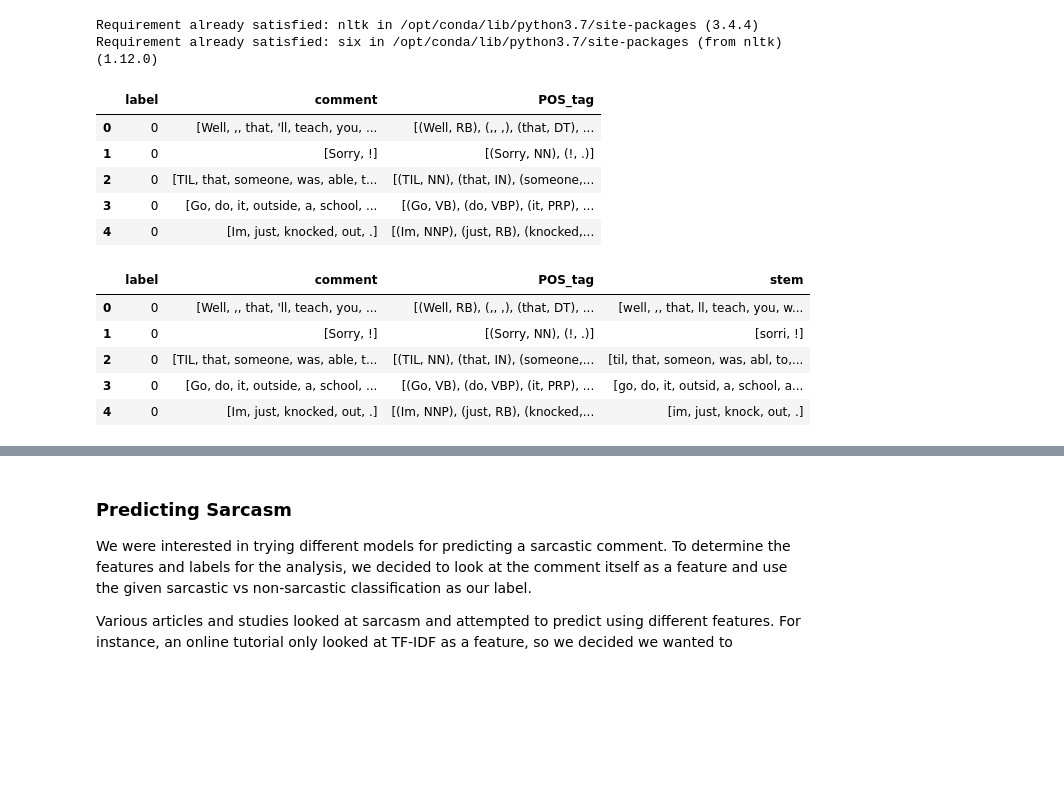
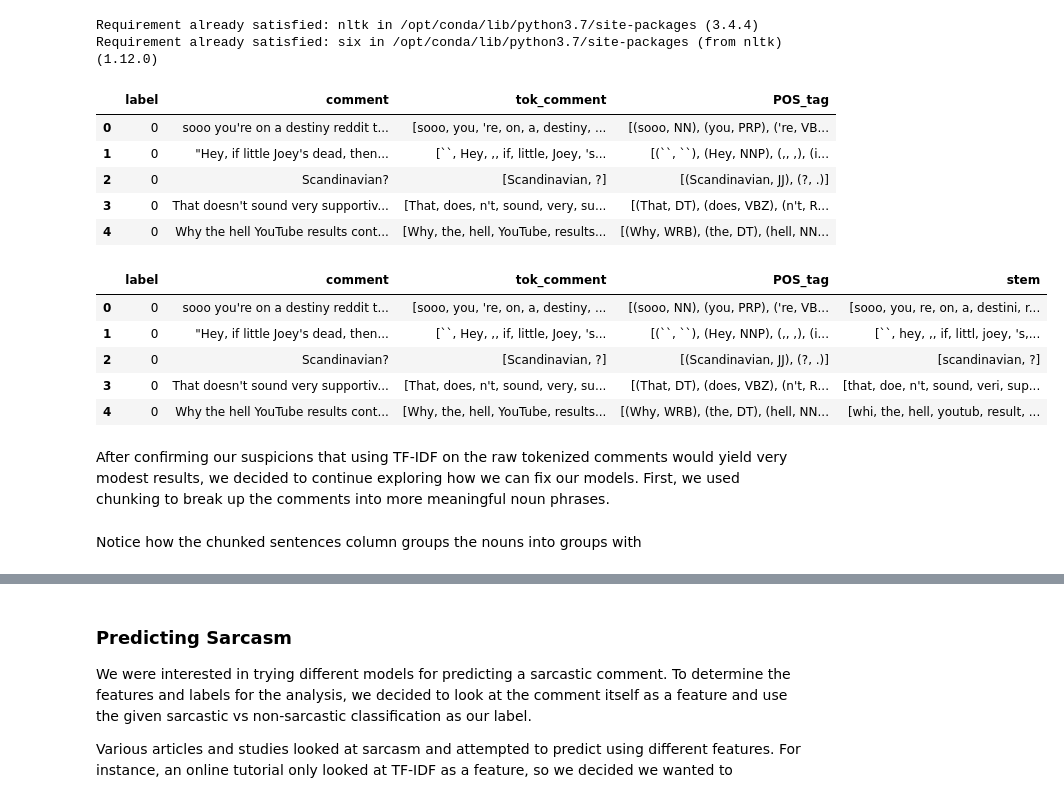
Before and after one commit to nourmansour/Sarcasm-on-Reddit, a Jupyter notebook: Sarcastic Comments on Reddit - An Analysis.ipynb, the cells around one changed output, grey strips where cells are left out. Cells and saved outputs as stored; diff of their text form; code cells hidden in the pictures; blank space fills up the shorter version.

```diff
--- a/Sarcastic Comments on Reddit - An Analysis.ipynb
+++ b/Sarcastic Comments on Reddit - An Analysis.ipynb
@@ -38,9 +38,23 @@ data.head()
 # %% [markdown]
 We really wanted to use the entire dataset, unfortunately our laptops weren't strong enough to perform the different types of data manipulation and analysis we wanted.
 As a solution, we decided to sample 10% of the dataset each time we ran the program. 10% was actually the largest sample we could get without our Jupyter kernel dying from overflowing Docker's allocated memory resources (we set the memory for Docker to the max value possible given our laptops' specs!).
+# %%
+data.drop(data[data.comment =='You forgot the'].index, inplace=True)
+data.drop(data[data.comment =='you forgot the'].index, inplace=True)
+data.drop(data[data.comment =='you dropped this:'].index, inplace=True)
+data.drop(data[data.comment =='You dropped this:'].index, inplace=True)
+data.drop(data[data.comment =='Forgot the'].index, inplace=True)
+data.drop(data[data.comment =='You forgot'].index, inplace=True)
+data.drop(data[data.comment =='You forgot your'].index, inplace=True)
+data.drop(data[data.comment =='You dropped this'].index, inplace=True)
+data.drop(data[data.comment =='I think you forgot the'].index, inplace=True)
+data.drop(data[data.comment =='You forgot this:'].index, inplace=True)
+data.drop(data[data.comment =='You dropped your'].index, inplace=True)
+data.drop(data[data.comment =='I forgot the'].index, inplace=True)
+data.drop(data[data.comment =='you forgot'].index, inplace=True)
 # %%
 # Determine size and replacement values
-size = int(len(data)*7.5/100)# sample size
+size = int(len(data)*2.5/100)# sample size
 replace = True  # with replacement
 # Function used to pick random rows from the dataset
 # We used the groupby('label') function to choose equal numbers
@@ -131,29 +145,31 @@ chosen_data['comment'] = chosen_data['comment'].astype(str)
 #print(len(non_sarcastic), len(sarcastic))
 # %%
 # Split the comments into words
-chosen_data['comment'] = chosen_data['comment'].apply(word_tokenize)
+chosen_data['tok_comment'] = chosen_data['comment'].apply(word_tokenize)
 # Apply Parts of Speech tagging on the words
-chosen_data['POS_tag'] = chosen_data['comment'].apply(nltk.pos_tag)
+chosen_data['POS_tag'] = chosen_data['tok_comment'].apply(nltk.pos_tag)
 chosen_data.head()
 # %% [output]
-|  | label | comment | POS_tag |
-| 0 | 0 | [Well, ,, that, 'll, teach, you, ... | [(Well, RB), (,, ,), (that, DT), ... |
-| 1 | 0 | [Sorry, !] | [(Sorry, NN), (!, .)] |
-| 2 | 0 | [TIL, that, someone, was, able, t... | [(TIL, NN), (that, IN), (someone,... |
-| 3 | 0 | [Go, do, it, outside, a, school, ... | [(Go, VB), (do, VBP), (it, PRP), ... |
-| 4 | 0 | [Im, just, knocked, out, .] | [(Im, NNP), (just, RB), (knocked,... |
+|  | label | comment | tok_comment | POS_tag |
+| 0 | 0 | sooo you're on a destiny reddit t... | [sooo, you, 're, on, a, destiny, ... | [(sooo, NN), (you, PRP), ('re, VB... |
+| 1 | 0 | "Hey, if little Joey's dead, then... | [``, Hey, ,, if, little, Joey, 's... | [(``, ``), (Hey, NNP), (,, ,), (i... |
+| 2 | 0 | Scandinavian? | [Scandinavian, ?] | [(Scandinavian, JJ), (?, .)] |
+| 3 | 0 | That doesn't sound very supportiv... | [That, does, n't, sound, very, su... | [(That, DT), (does, VBZ), (n't, R... |
+| 4 | 0 | Why the hell YouTube results cont... | [Why, the, hell, YouTube, results... | [(Why, WRB), (the, DT), (hell, NN... |
 # %%
 # Apply stemming on the tokenized comments to get the roots of the words
 from nltk.stem.snowball import SnowballStemmer
 
 stemmer = SnowballStemmer("english")
 
-chosen_data['stem'] = chosen_data['comment'].apply(lambda x: [stemmer.stem(y) for y in x])
+chosen_data['stem'] = chosen_data['tok_comment'].apply(lambda x: [stemmer.stem(y) for y in x])
 chosen_data.head()
 # %% [output]
-|  | label | comment | POS_tag | stem |
-| 0 | 0 | [Well, ,, that, 'll, teach, you, ... | [(Well, RB), (,, ,), (that, DT), ... | [well, ,, that, ll, teach, you, w... |
-| 1 | 0 | [Sorry, !] | [(Sorry, NN), (!, .)] | [sorri, !] |
-| 2 | 0 | [TIL, that, someone, was, able, t... | [(TIL, NN), (that, IN), (someone,... | [til, that, someon, was, abl, to,... |
-| 3 | 0 | [Go, do, it, outside, a, school, ... | [(Go, VB), (do, VBP), (it, PRP), ... | [go, do, it, outsid, a, school, a... |
-| 4 | 0 | [Im, just, knocked, out, .] | [(Im, NNP), (just, RB), (knocked,... | [im, just, knock, out, .] |
+|  | label | comment | tok_comment | POS_tag | stem |
+| 0 | 0 | sooo you're on a destiny reddit t... | [sooo, you, 're, on, a, destiny, ... | [(sooo, NN), (you, PRP), ('re, VB... | [sooo, you, re, on, a, destini, r... |
+| 1 | 0 | "Hey, if little Joey's dead, then... | [``, Hey, ,, if, little, Joey, 's... | [(``, ``), (Hey, NNP), (,, ,), (i... | [``, hey, ,, if, littl, joey, 's,... |
+| 2 | 0 | Scandinavian? | [Scandinavian, ?] | [(Scandinavian, JJ), (?, .)] | [scandinavian, ?] |
+| 3 | 0 | That doesn't sound very supportiv... | [That, does, n't, sound, very, su... | [(That, DT), (does, VBZ), (n't, R... | [that, doe, n't, sound, veri, sup... |
+| 4 | 0 | Why the hell YouTube results cont... | [Why, the, hell, YouTube, results... | [(Why, WRB), (the, DT), (hell, NN... | [whi, the, hell, youtub, result, ... |
+# %% [markdown]
+After confirming our suspicions that using TF-IDF on the raw tokenized comments would yield very modest results, we decided to continue exploring how we can fix our models. First, we used chunking to break up the comments into more meaningful noun phrases.
@@ -159,0 +181,2 @@ chosen_data.head()
+# %% [markdown]
+Notice how the chunked sentences column groups the nouns into groups with
```
Also changed, not shown: parts of 56 cells of this notebook.
